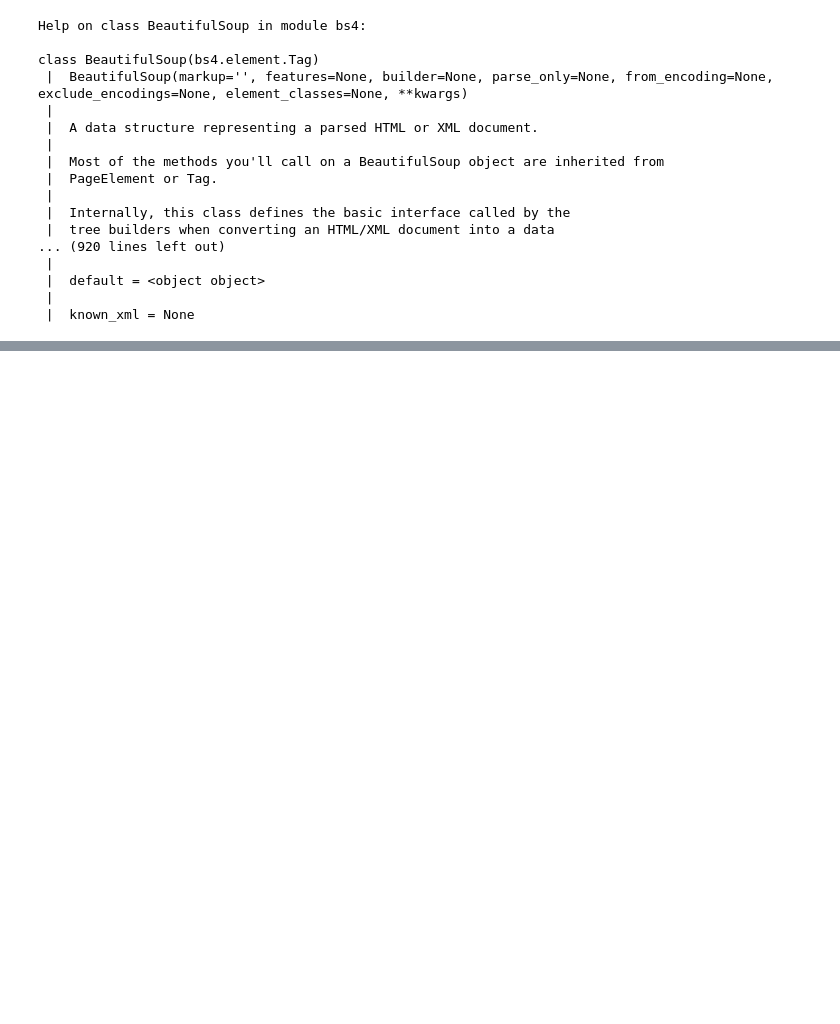
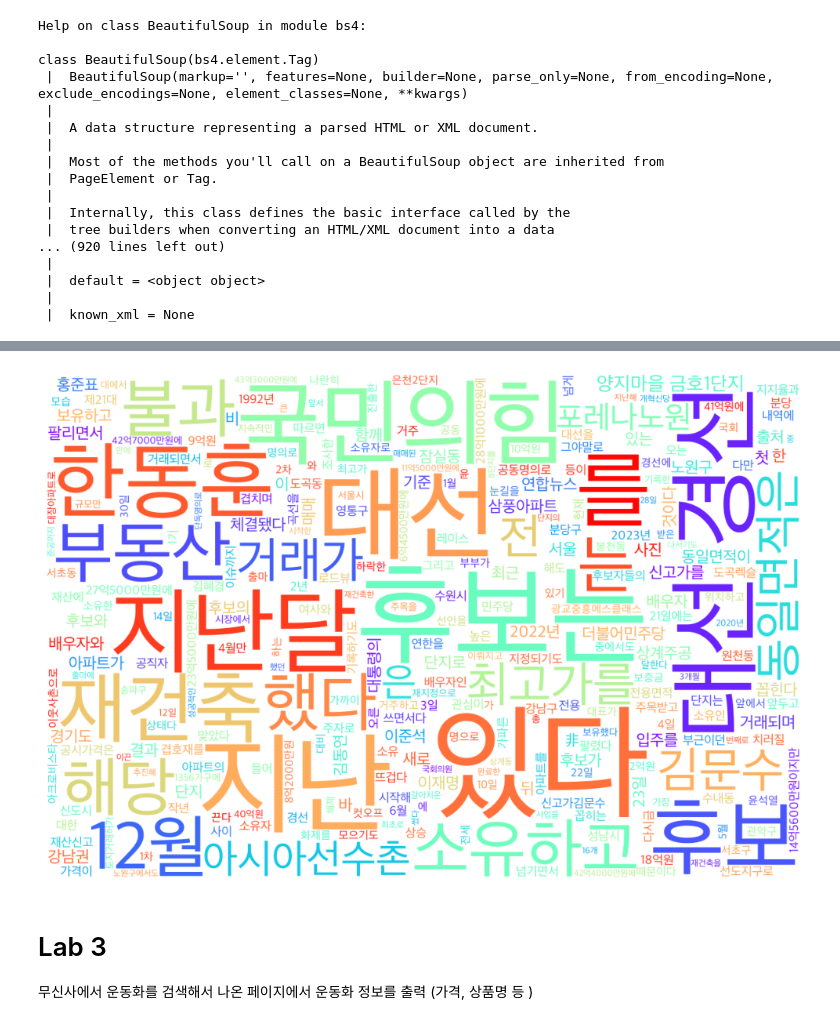
Before and after one commit to lgh0829/aws-say-1-da_with_python, a Jupyter notebook: 02_web-data-analysis/Lab.ipynb, the cells around one changed output, grey strips where cells are left out. Cells and saved outputs as stored; diff of their text form; code cells hidden in the pictures; blank space fills up the shorter version.

```diff
--- a/02_web-data-analysis/Lab.ipynb
+++ b/02_web-data-analysis/Lab.ipynb
@@ -163,0 +201,15 @@ class BeautifulSoup(bs4.element.Tag)
+# %%
+# parsing
+req = urllib.request.urlopen(change_url)
+
+if req.status == 200:
+    data = req.read().decode("utf-8")
+
+data = BeautifulSoup(data, 'html.parser')
+
+scripts = data.find('div', id='newsct')
+
+
+headline = scripts.find('h2').get_text(strip=False)
+article = [item.get_text(strip=False) for item in scripts.find_all('article', id='dic_area')]
+text = headline[0] + article[0]
@@ -163,0 +243,28 @@ class BeautifulSoup(bs4.element.Tag)
+# %%
+# Word Cloud
+import matplotlib.pyplot as plt
+%matplotlib inline
+
+from wordcloud import WordCloud, STOPWORDS
+from collections import Counter
+
+wordcloud = WordCloud(max_font_size=200,
+                     font_path="/System/Library/fonts/AppleSDGothicNeo.ttc",  # Mac OS
+                     background_color='#ffffff',
+                      max_words = 2000,
+                     colormap="rainbow",
+                     width=1200, height=800).generate_from_text(text)
+
+plt.figure(figsize=(10,8))
+plt.imshow(wordcloud)
+plt.tight_layout(pad=0)
+plt.axis('off')
+
+plt.savefig('wordcloud_news.png', bbox_inches='tight')
+plt.show()
+# %% [output]
+[figure, added]
+# %% [markdown]
+# Lab 3
+
+무신사에서 운동화를 검색해서 나온 페이지에서 운동화 정보를 출력 (가격, 상품명 등 )
```
Also changed, not shown: parts of 6 cells of this notebook, 1 other file.
